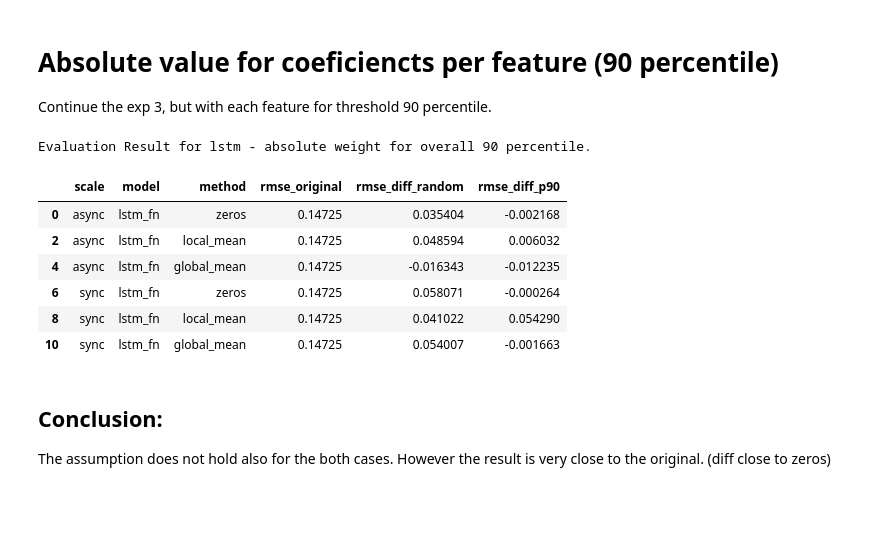
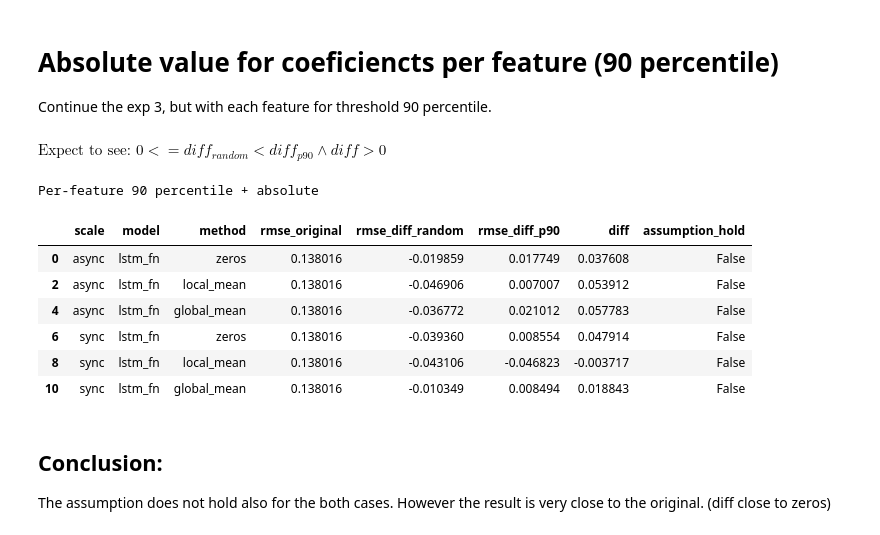
Before and after one commit to dungthuapps/tsx, a Jupyter notebook: notebooks/tsx-eval-qm.ipynb, the cells around one changed output. Saved outputs shown, nothing was run; the diff lists cells and outputs as text; code cells hidden in the pictures; blank space fills up the shorter version.

```diff
--- a/notebooks/tsx-eval-qm.ipynb
+++ b/notebooks/tsx-eval-qm.ipynb
@@ -383,24 +350,21 @@ for e in exp4:
-# %%
-
-eva4_df = pd.DataFrame(list(exp4))
-eva4_df = eva4_df.drop("xcoef", axis=1)
-eva4_df["rmse_diff_random"] = eva4_df.eval("rmse_original - rmse_random")
-eva4_df["rmse_diff_p90"] = eva4_df.eval("rmse_original - rmse_p90")
-
-tt = eva4_df.loc[:, ["scale", "model", "method", "rmse_original","rmse_diff_random", "rmse_diff_p90"]]
-eva4_lstm = tt.query("model == 'lstm_fn' ")
-
-print("Evaluation Result for lstm - absolute weight for overall 90 percentile.")
-eva4_lstm
-# %% [output]
-Evaluation Result for lstm - absolute weight for overall 90 percentile.
-|  | scale | model | method | rmse_original | rmse_diff_random | rmse_diff_p90 |
-| 0 | async | lstm_fn | zeros | 0.14725 | 0.035404 | -0.002168 |
-| 2 | async | lstm_fn | local_mean | 0.14725 | 0.048594 | 0.006032 |
-| 4 | async | lstm_fn | global_mean | 0.14725 | -0.016343 | -0.012235 |
-| 6 | sync | lstm_fn | zeros | 0.14725 | 0.058071 | -0.000264 |
-| 8 | sync | lstm_fn | local_mean | 0.14725 | 0.041022 | 0.054290 |
-| 10 | sync | lstm_fn | global_mean | 0.14725 | 0.054007 | -0.001663 |
+# %%
+test_case_4 = "Per-feature 90 percentile + absolute"
+exp4 = qm_rmse_exp(X, y_true, explanations, axis=1, absolute=True)
+# %%
+# Case 4
+display(Math(_math_text_))
+print(test_case_4)
+eva_explainations(exp4)
+# %% [output]
+$\displaystyle \text{Expect to see: } 0 <= diff_{random} < diff_{p90}  \land  diff > 0 $
+Per-feature 90 percentile + absolute
+|  | scale | model | method | rmse_original | rmse_diff_random | rmse_diff_p90 | diff | assumption_hold |
+| 0 | async | lstm_fn | zeros | 0.138016 | -0.019859 | 0.017749 | 0.037608 | False |
+| 2 | async | lstm_fn | local_mean | 0.138016 | -0.046906 | 0.007007 | 0.053912 | False |
+| 4 | async | lstm_fn | global_mean | 0.138016 | -0.036772 | 0.021012 | 0.057783 | False |
+| 6 | sync | lstm_fn | zeros | 0.138016 | -0.039360 | 0.008554 | 0.047914 | False |
+| 8 | sync | lstm_fn | local_mean | 0.138016 | -0.043106 | -0.046823 | -0.003717 | False |
+| 10 | sync | lstm_fn | global_mean | 0.138016 | -0.010349 | 0.008494 | 0.018843 | False |
 # %% [markdown]
 ## Conclusion:
 The assumption does not hold also for the both cases. However the result is very close to the original. (diff close to zeros)
```
Also changed, not shown: parts of 20 cells of this notebook.
